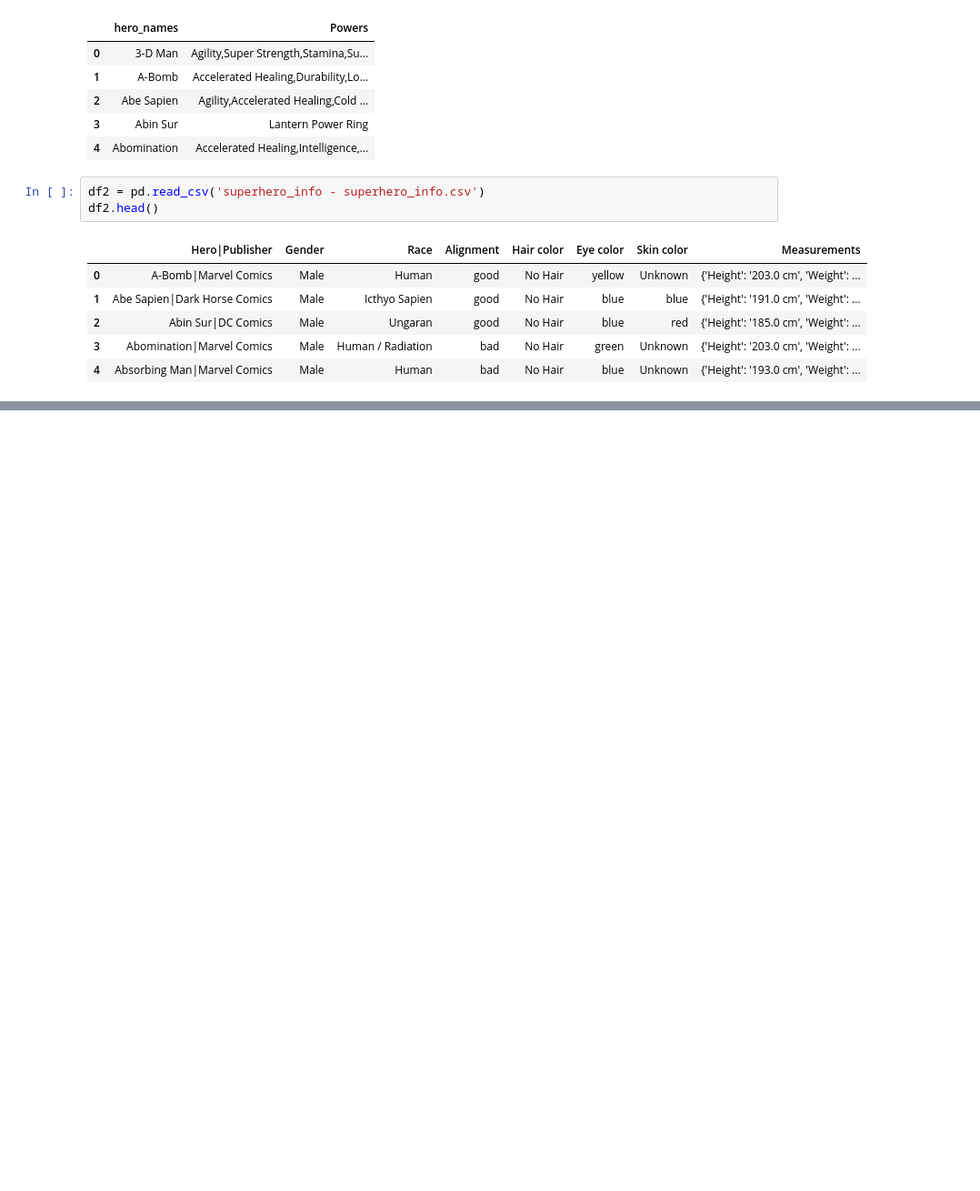
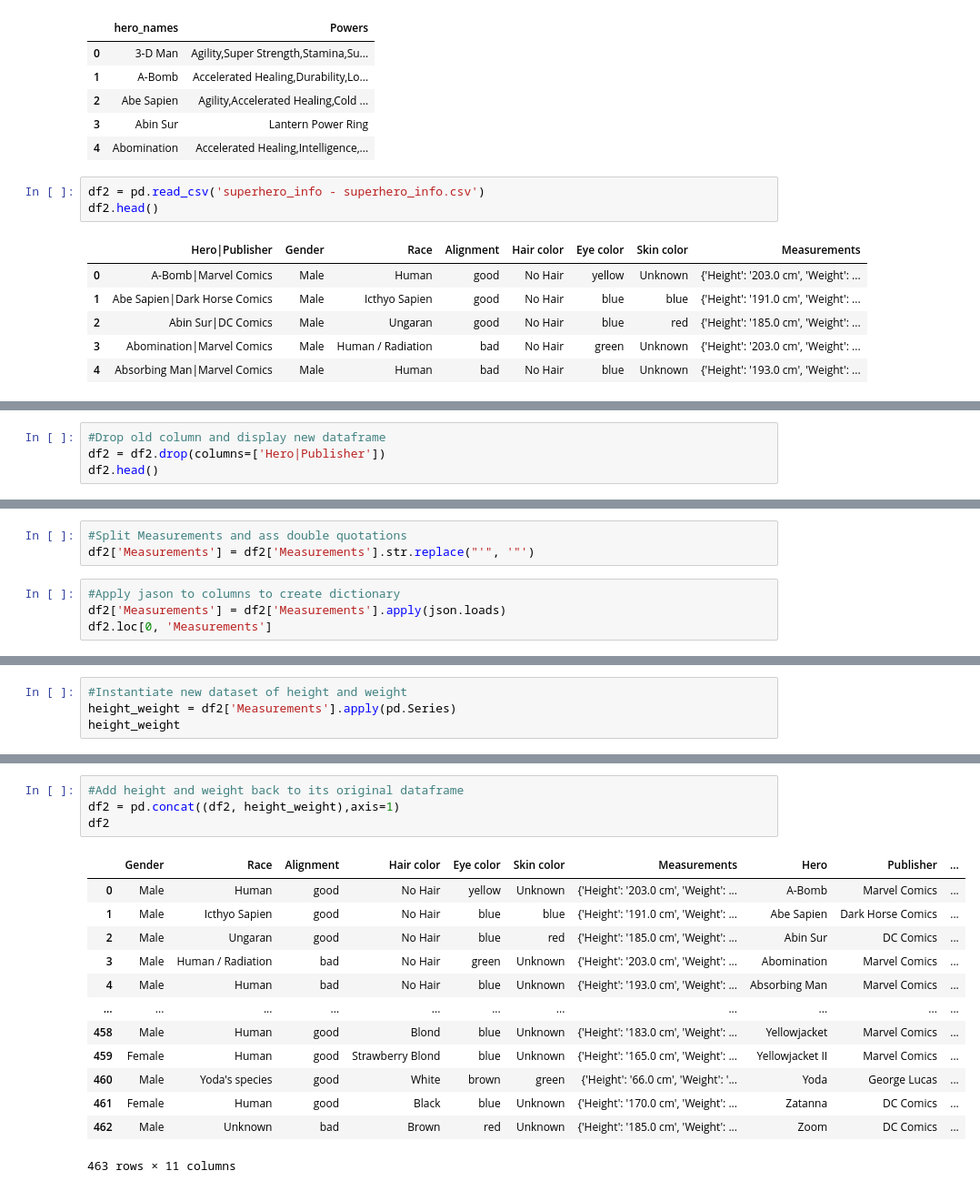
Before and after one commit to TopData530/Advanced-Transformation, a Jupyter notebook: Advanced Transformation.ipynb, the cells around one changed output, grey strips where cells are left out. Shown at 91% size. Drawn from its saved outputs; the diff is of its cells as text; blank space fills up the shorter version.

```diff
--- a/Advanced Transformation.ipynb
+++ b/Advanced Transformation.ipynb
@@ -181,0 +69,4 @@ print(result[0])
+# %%
+#Drop old column and display new dataframe
+df2 = df2.drop(columns=['Hero|Publisher'])
+df2.head()
@@ -181,0 +80,7 @@ print(result[0])
+# %%
+#Split Measurements and ass double quotations
+df2['Measurements'] = df2['Measurements'].str.replace("'", '"')
+# %%
+#Apply jason to columns to create dictionary
+df2['Measurements'] = df2['Measurements'].apply(json.loads)
+df2.loc[0, 'Measurements']
@@ -181,0 +89,4 @@ print(result[0])
+# %%
+#Instantiate new dataset of height and weight
+height_weight = df2['Measurements'].apply(pd.Series)
+height_weight
@@ -181,0 +107,18 @@ print(result[0])
+# %%
+#Add height and weight back to its original dataframe
+df2 = pd.concat((df2, height_weight),axis=1)
+df2
+# %% [output]
+|  | Gender | Race | Alignment | Hair color | Eye color | Skin color | Measurements | Hero | Publisher | ... |
+| 0 | Male | Human | good | No Hair | yellow | Unknown | {'Height': '203.0 cm', 'Weight': ... | A-Bomb | Marvel Comics | ... |
+| 1 | Male | Icthyo Sapien | good | No Hair | blue | blue | {'Height': '191.0 cm', 'Weight': ... | Abe Sapien | Dark Horse Comics | ... |
+| 2 | Male | Ungaran | good | No Hair | blue | red | {'Height': '185.0 cm', 'Weight': ... | Abin Sur | DC Comics | ... |
+| 3 | Male | Human / Radiation | bad | No Hair | green | Unknown | {'Height': '203.0 cm', 'Weight': ... | Abomination | Marvel Comics | ... |
+| 4 | Male | Human | bad | No Hair | blue | Unknown | {'Height': '193.0 cm', 'Weight': ... | Absorbing Man | Marvel Comics | ... |
+| ... | ... | ... | ... | ... | ... | ... | ... | ... | ... | ... |
+| 458 | Male | Human | good | Blond | blue | Unknown | {'Height': '183.0 cm', 'Weight': ... | Yellowjacket | Marvel Comics | ... |
+| 459 | Female | Human | good | Strawberry Blond | blue | Unknown | {'Height': '165.0 cm', 'Weight': ... | Yellowjacket II | Marvel Comics | ... |
+| 460 | Male | Yoda's species | good | White | brown | green | {'Height': '66.0 cm', 'Weight': '... | Yoda | George Lucas | ... |
+| 461 | Female | Human | good | Black | blue | Unknown | {'Height': '170.0 cm', 'Weight': ... | Zatanna | DC Comics | ... |
+| 462 | Male | Unknown | bad | Brown | red | Unknown | {'Height': '185.0 cm', 'Weight': ... | Zoom | DC Comics | ... |
+463 rows × 11 columns
```
Also changed, not shown: parts of 40 cells of this notebook.
